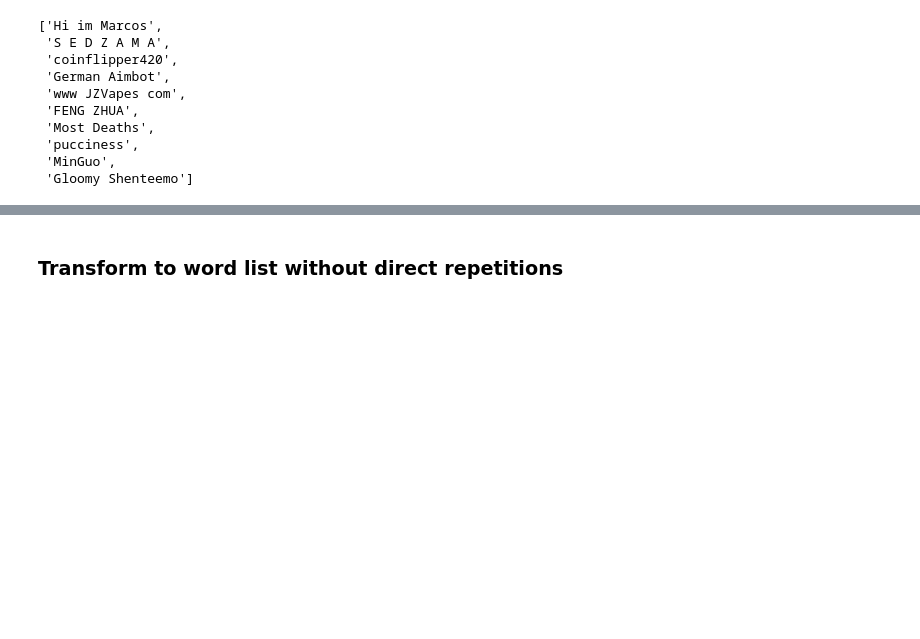
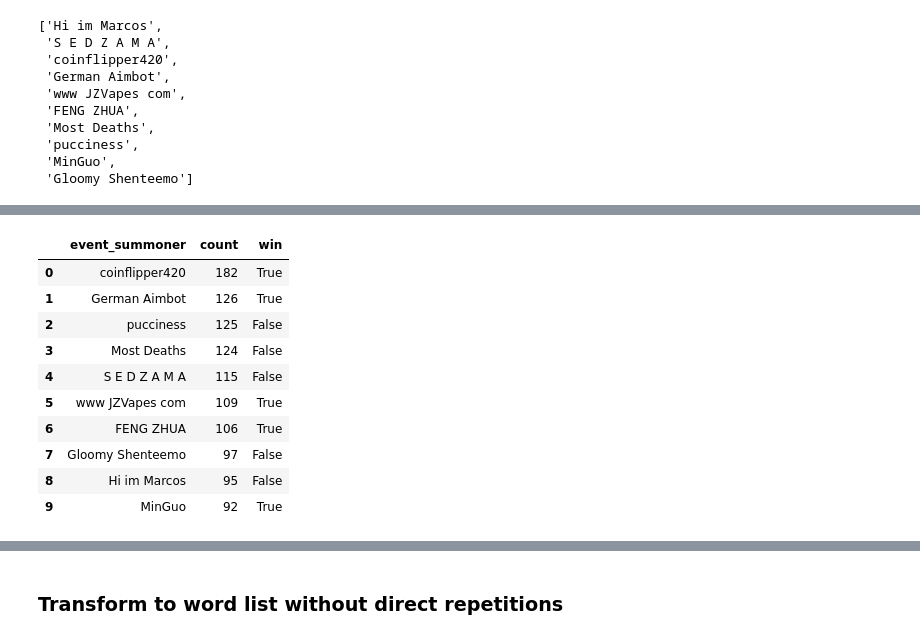
Before and after one commit to duffy356/dsc-final-project-epic-ml-visualizer, a Jupyter notebook: exporter/DSC_Data_exporter.ipynb, the cells around one changed output, grey strips where cells are left out. Saved outputs shown, nothing was run; the diff lists cells and outputs as text; code cells hidden in the pictures; blank space fills up the shorter version.

```diff
--- a/exporter/DSC_Data_exporter.ipynb
+++ b/exporter/DSC_Data_exporter.ipynb
@@ -512,0 +600,7 @@ read /Users/doba/Documents/TechnikumWien/3. Semester/Solution Deployment & Commu
+# %%
+def get_match_timeline_dict(player_name, match_id):
+    filename = f"match_timeline_{match_id}"
+    return read_prepared_file(player_name, filename)
+
+match_timeline = get_match_timeline_dict("noway4u_sir", "NA1_4112918754")
+match_timeline
@@ -512,0 +626,16 @@ read /Users/doba/Documents/TechnikumWien/3. Semester/Solution Deployment & Commu
+# %%
+def create_match_summoner_dict(player_name, match_id):
+    match_timeline = get_match_timeline_dict(player_name, match_id)
+    match_summary = get_match_summary_array(player_name, match_id)
+
+    participant_map = {'0': {'puuid': '-', 'name': 'Minions'}}
+    for p in match_timeline['info']['participants']:
+
+        participant_map[str(p['participantId'])] = {
+            'puuid': p['puuid'],
+            'name': [summ['summonerName'] for summ in match_summary if summ['puuid'] == p['puuid']][0]
+        }
+    return participant_map, match_timeline, match_summary
+
+summoner_dict, timeline, summary = create_match_summoner_dict("noway4u_sir", "NA1_4112918754")
+summoner_dict
@@ -512,0 +807,27 @@ read /Users/doba/Documents/TechnikumWien/3. Semester/Solution Deployment & Commu
+# %%
+def get_events_by_player_desc_df(df_timeline, summary_df, event_type = None):
+    filtered_df = df_timeline
+    if event_type is not None:
+        filtered_df = df_timeline[df_timeline['event_types'] == event_type]
+    events_by_player_desc = filtered_df.groupby(['event_summoner'])\
+        .size()\
+        .reset_index(name='count')\
+        .sort_values('count', ascending=False)
+
+    events_by_player_desc = events_by_player_desc.merge(summary_df[['summonerName', 'win']], how='inner', left_on = 'event_summoner', right_on = 'summonerName')
+    events_by_player_desc.drop(columns=['summonerName'], inplace=True)
+    return events_by_player_desc
+
+get_events_by_player_desc_df(noway_timeline_df, noway_summary_df)
+# %% [output]
+|  | event_summoner | count | win |
+| 0 | coinflipper420 | 182 | True |
+| 1 | German Aimbot | 126 | True |
+| 2 | pucciness | 125 | False |
+| 3 | Most Deaths | 124 | False |
+| 4 | S E D Z A M A | 115 | False |
+| 5 | www JZVapes com | 109 | True |
+| 6 | FENG ZHUA | 106 | True |
+| 7 | Gloomy Shenteemo | 97 | False |
+| 8 | Hi im Marcos | 95 | False |
+| 9 | MinGuo | 92 | True |
```
Also changed, not shown: parts of 23 cells of this notebook, 7 other files.
